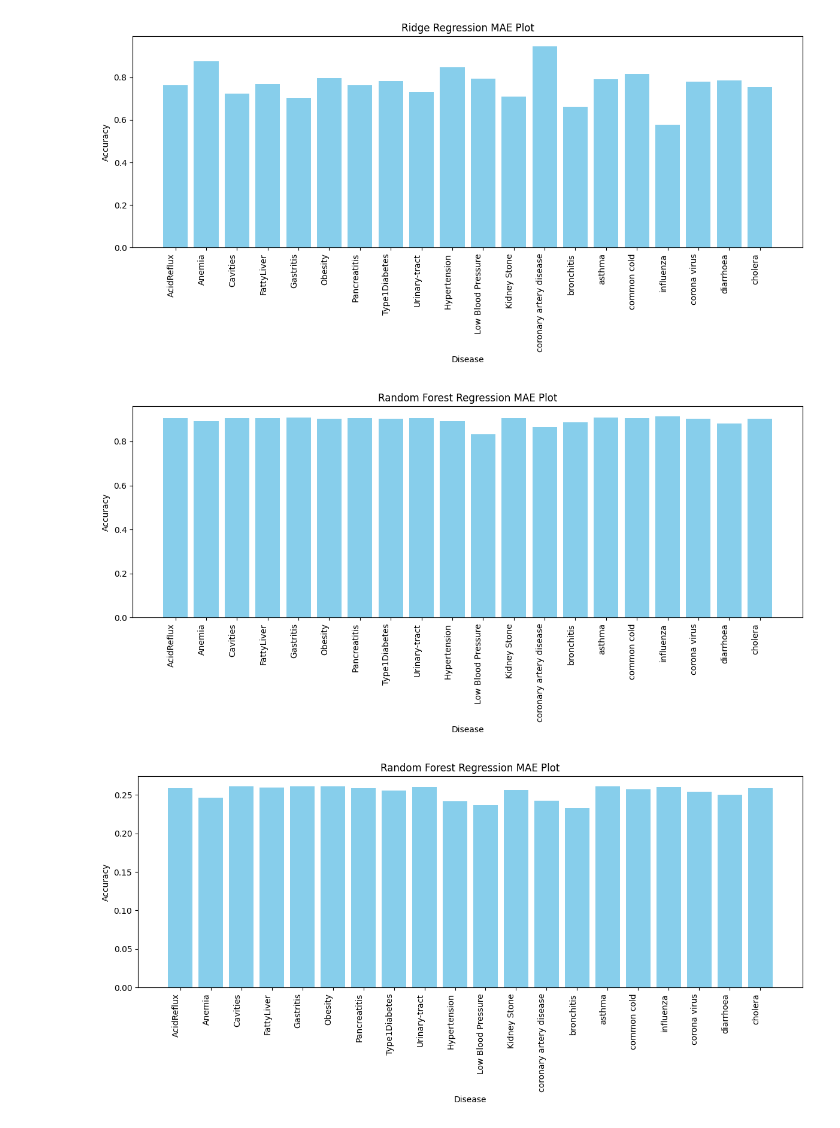
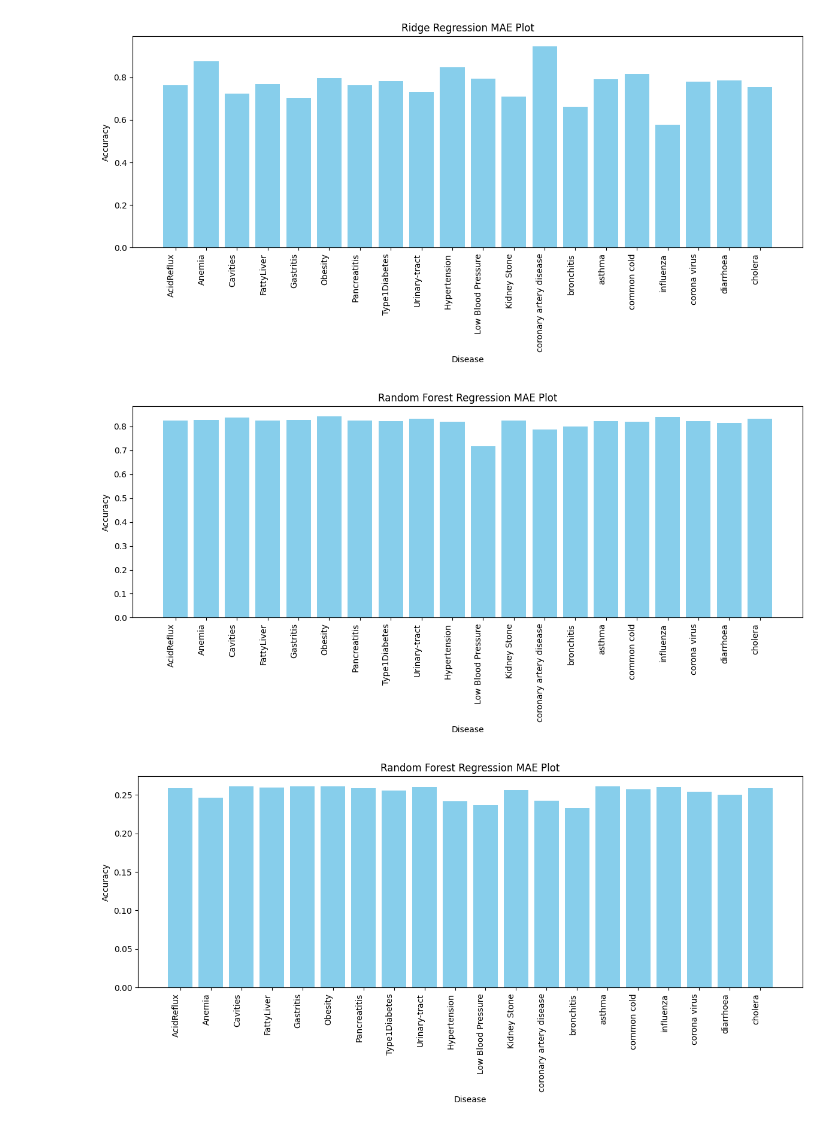
Before and after one commit to amoshshrestha/FoodrecommendationSystem, a Jupyter notebook: model/Food_pred.ipynb, the cells around one changed output. Saved outputs shown, nothing was run; the diff lists cells and outputs as text; code cells hidden in the pictures.

```diff
--- a/model/Food_pred.ipynb
+++ b/model/Food_pred.ipynb
@@ -339,21 +339,21 @@ plt.show()
 # %%
 import matplotlib.pyplot as plt
 # Extract keys and values from the dictionary
 keys = list(disease_dict.keys())
-values = list(knn_r2_dict.values())
+values = list(rand_r2_dict.values())
 
 
 # Plotting
 plt.figure(figsize=(12, 6))
 plt.bar(keys, values, color='skyblue')
 plt.xlabel('Disease')
 plt.ylabel('Accuracy')
 plt.title('Random Forest Regression MAE Plot')
 plt.xticks(rotation=90, ha='right')  # Rotating x-axis labels for better readability
 plt.tight_layout()
 plt.show()
 # %% [output]
-[figure, old version]
+[figure, new version]
 # %%
 import matplotlib.pyplot as plt
 # Extract keys and values from the dictionary
```
Also changed, not shown: parts of 5 cells of this notebook, 46 other files.
